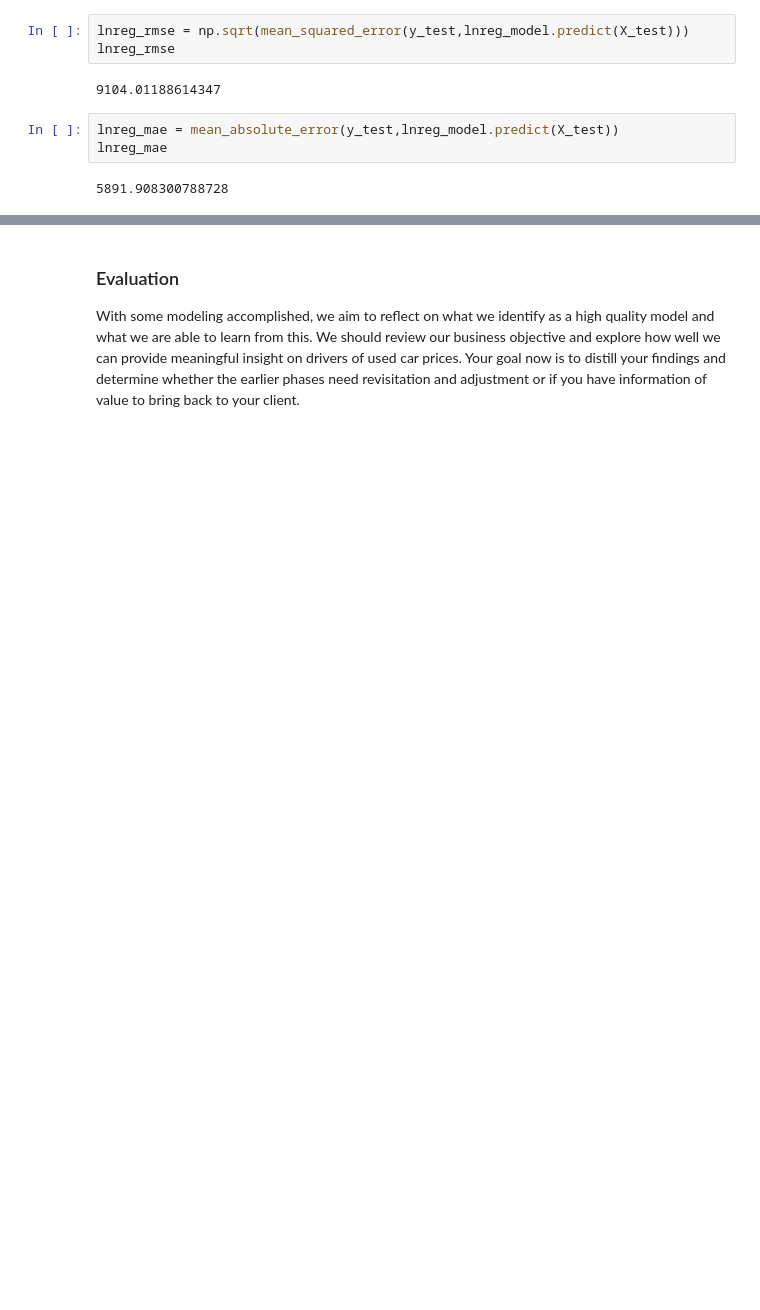
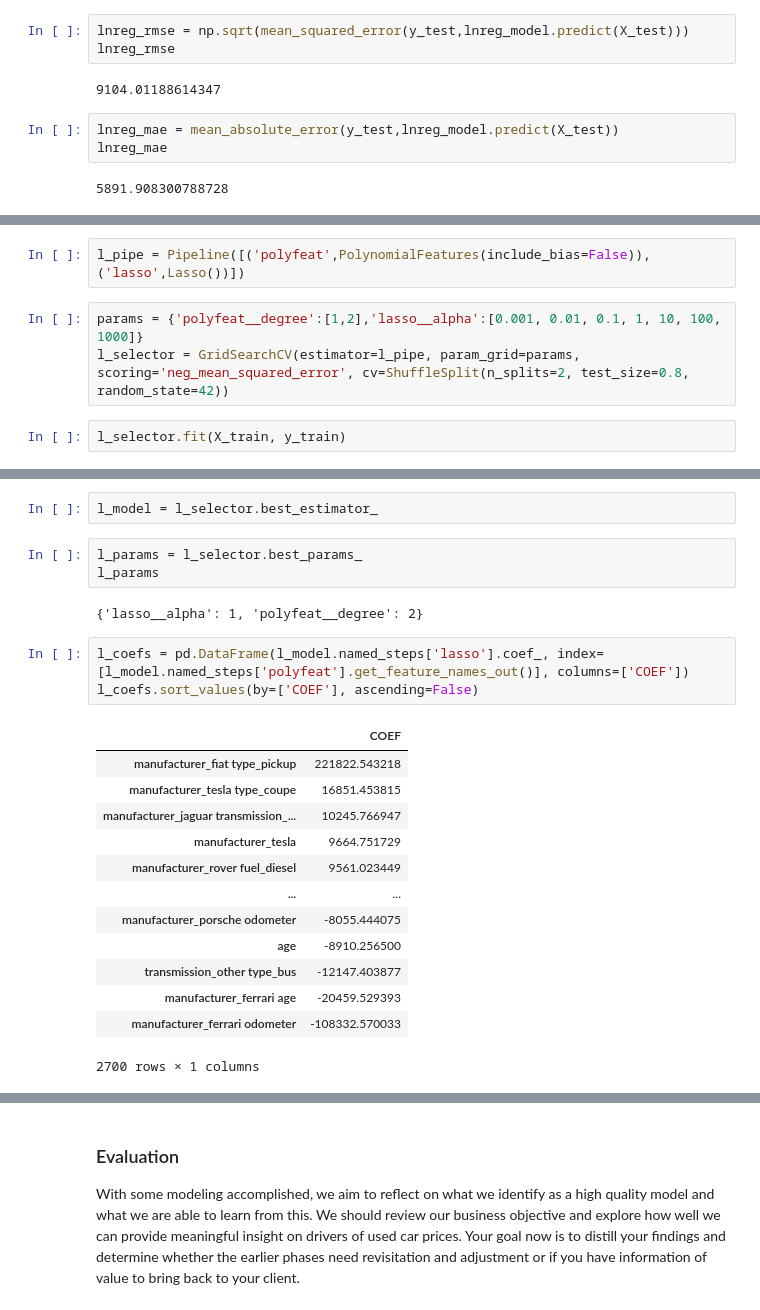
Before and after one commit to kevin-joseph08/assignment-11.1, a Jupyter notebook: prompt_II.ipynb, the cells around one changed output, grey strips where cells are left out. Drawn from its saved outputs; the diff is of its cells as text; blank space fills up the shorter version.

```diff
--- a/prompt_II.ipynb
+++ b/prompt_II.ipynb
@@ -440,0 +509,7 @@ Our root mean squared error is around 9100 and our mean absolute error is around
+# %%
+l_pipe = Pipeline([('polyfeat',PolynomialFeatures(include_bias=False)), ('lasso',Lasso())])
+# %%
+params = {'polyfeat__degree':[1,2],'lasso__alpha':[0.001, 0.01, 0.1, 1, 10, 100, 1000]}
+l_selector = GridSearchCV(estimator=l_pipe, param_grid=params, scoring='neg_mean_squared_error', cv=ShuffleSplit(n_splits=2, test_size=0.8, random_state=42))
+# %%
+l_selector.fit(X_train, y_train)
@@ -440,0 +524,24 @@ Our root mean squared error is around 9100 and our mean absolute error is around
+# %%
+l_model = l_selector.best_estimator_
+# %%
+l_params = l_selector.best_params_
+l_params
+# %% [output]
+{'lasso__alpha': 1, 'polyfeat__degree': 2}
+# %%
+l_coefs = pd.DataFrame(l_model.named_steps['lasso'].coef_, index=[l_model.named_steps['polyfeat'].get_feature_names_out()], columns=['COEF'])
+l_coefs.sort_values(by=['COEF'], ascending=False)
+# %% [output]
+|  | COEF |
+| manufacturer_fiat type_pickup | 221822.543218 |
+| manufacturer_tesla type_coupe | 16851.453815 |
+| manufacturer_jaguar transmission_... | 10245.766947 |
+| manufacturer_tesla | 9664.751729 |
+| manufacturer_rover fuel_diesel | 9561.023449 |
+| ... | ... |
+| manufacturer_porsche odometer | -8055.444075 |
+| age | -8910.256500 |
+| transmission_other type_bus | -12147.403877 |
+| manufacturer_ferrari age | -20459.529393 |
+| manufacturer_ferrari odometer | -108332.570033 |
+2700 rows × 1 columns
```
Also changed, not shown: parts of 26 cells of this notebook.
